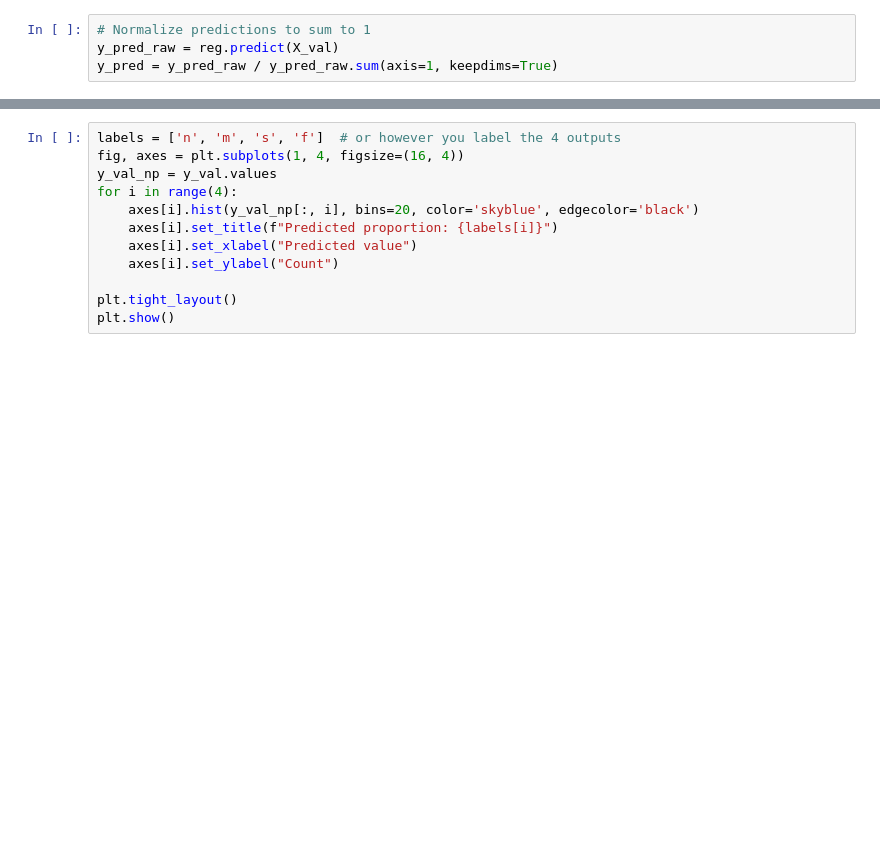
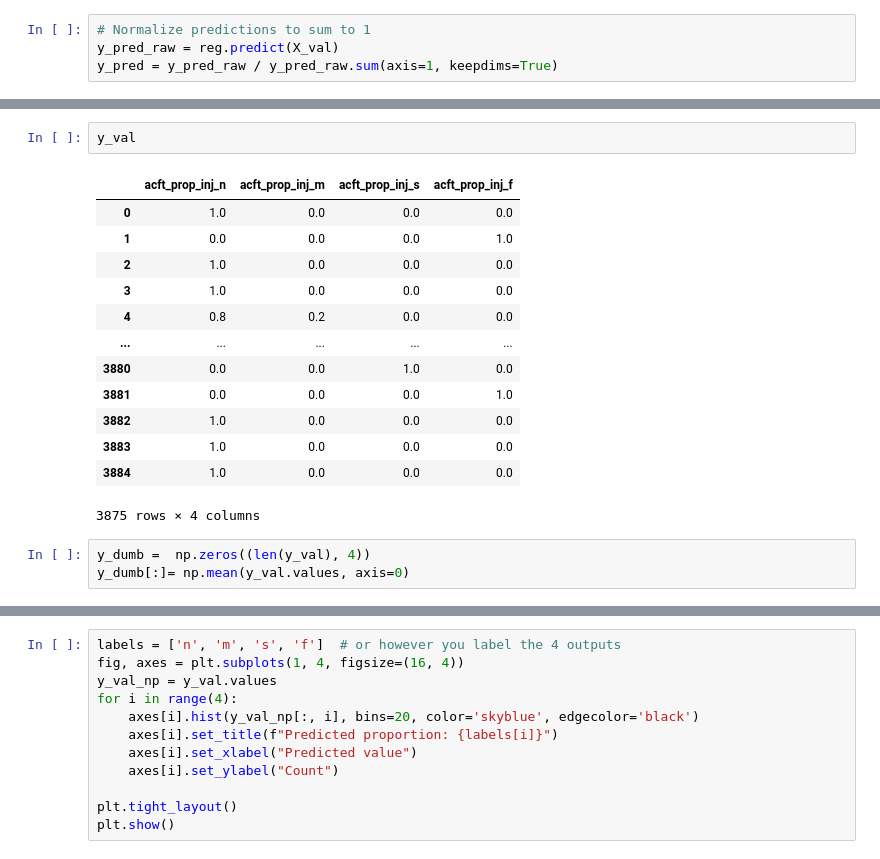
Before and after one commit to TheErdosInstitute-Summer2025-Project/aviation-project, a Jupyter notebook: jupyter-notebooks/model-testing-inkee.ipynb, the cells around one changed output, grey strips where cells are left out. Saved outputs shown, nothing was run; the diff lists cells and outputs as text; blank space fills up the shorter version.

```diff
--- a/jupyter-notebooks/model-testing-inkee.ipynb
+++ b/jupyter-notebooks/model-testing-inkee.ipynb
@@ -1131,0 +1162,19 @@ y_pred = y_pred_raw / y_pred_raw.sum(axis=1, keepdims=True)
+# %%
+y_val
+# %% [output]
+|  | acft_prop_inj_n | acft_prop_inj_m | acft_prop_inj_s | acft_prop_inj_f |
+| 0 | 1.0 | 0.0 | 0.0 | 0.0 |
+| 1 | 0.0 | 0.0 | 0.0 | 1.0 |
+| 2 | 1.0 | 0.0 | 0.0 | 0.0 |
+| 3 | 1.0 | 0.0 | 0.0 | 0.0 |
+| 4 | 0.8 | 0.2 | 0.0 | 0.0 |
+| ... | ... | ... | ... | ... |
+| 3880 | 0.0 | 0.0 | 1.0 | 0.0 |
+| 3881 | 0.0 | 0.0 | 0.0 | 1.0 |
+| 3882 | 1.0 | 0.0 | 0.0 | 0.0 |
+| 3883 | 1.0 | 0.0 | 0.0 | 0.0 |
+| 3884 | 1.0 | 0.0 | 0.0 | 0.0 |
+3875 rows × 4 columns
+# %%
+y_dumb =  np.zeros((len(y_val), 4))
+y_dumb[:]= np.mean(y_val.values, axis=0)
```
Also changed, not shown: parts of 17 cells of this notebook.
